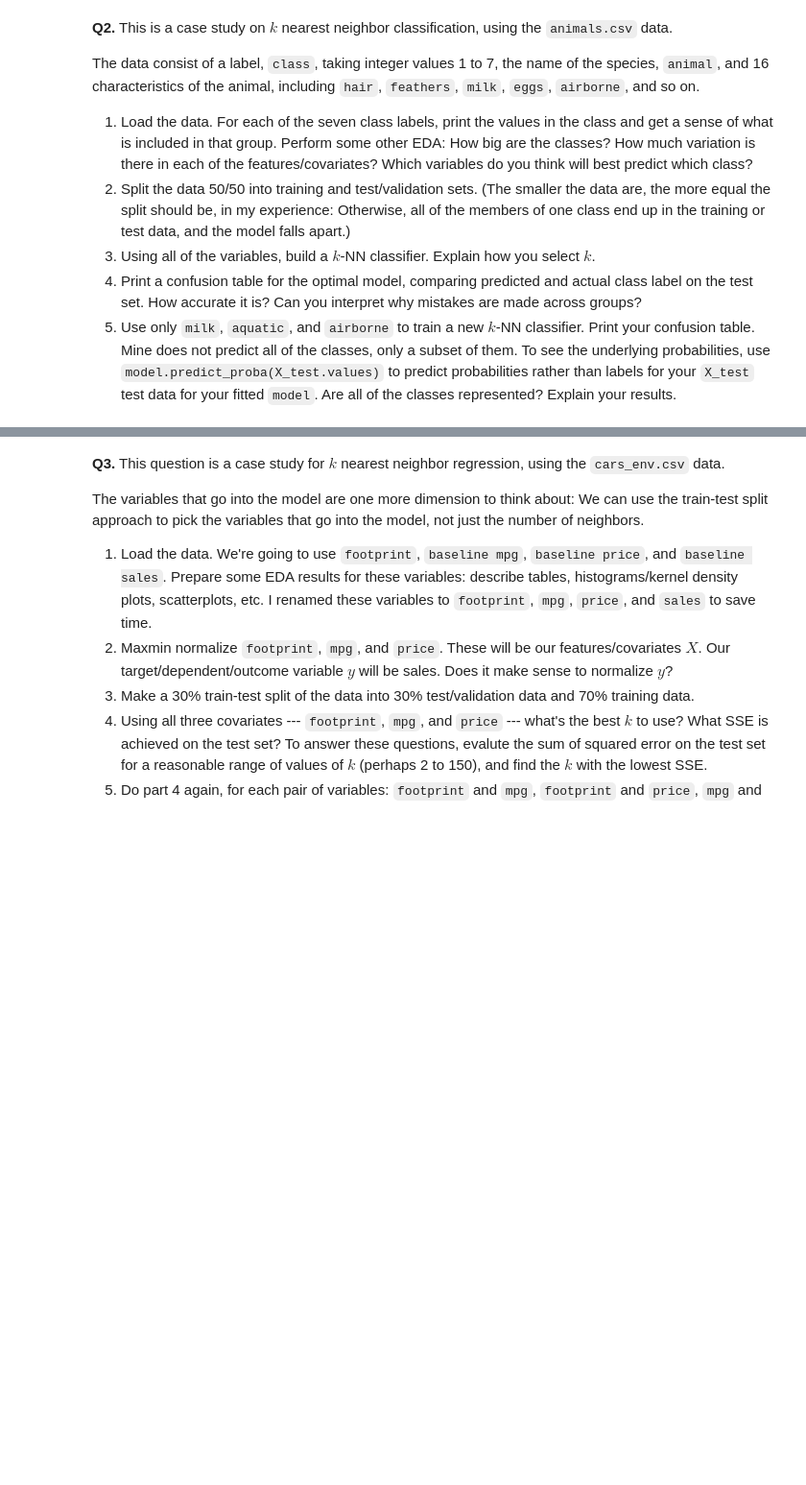
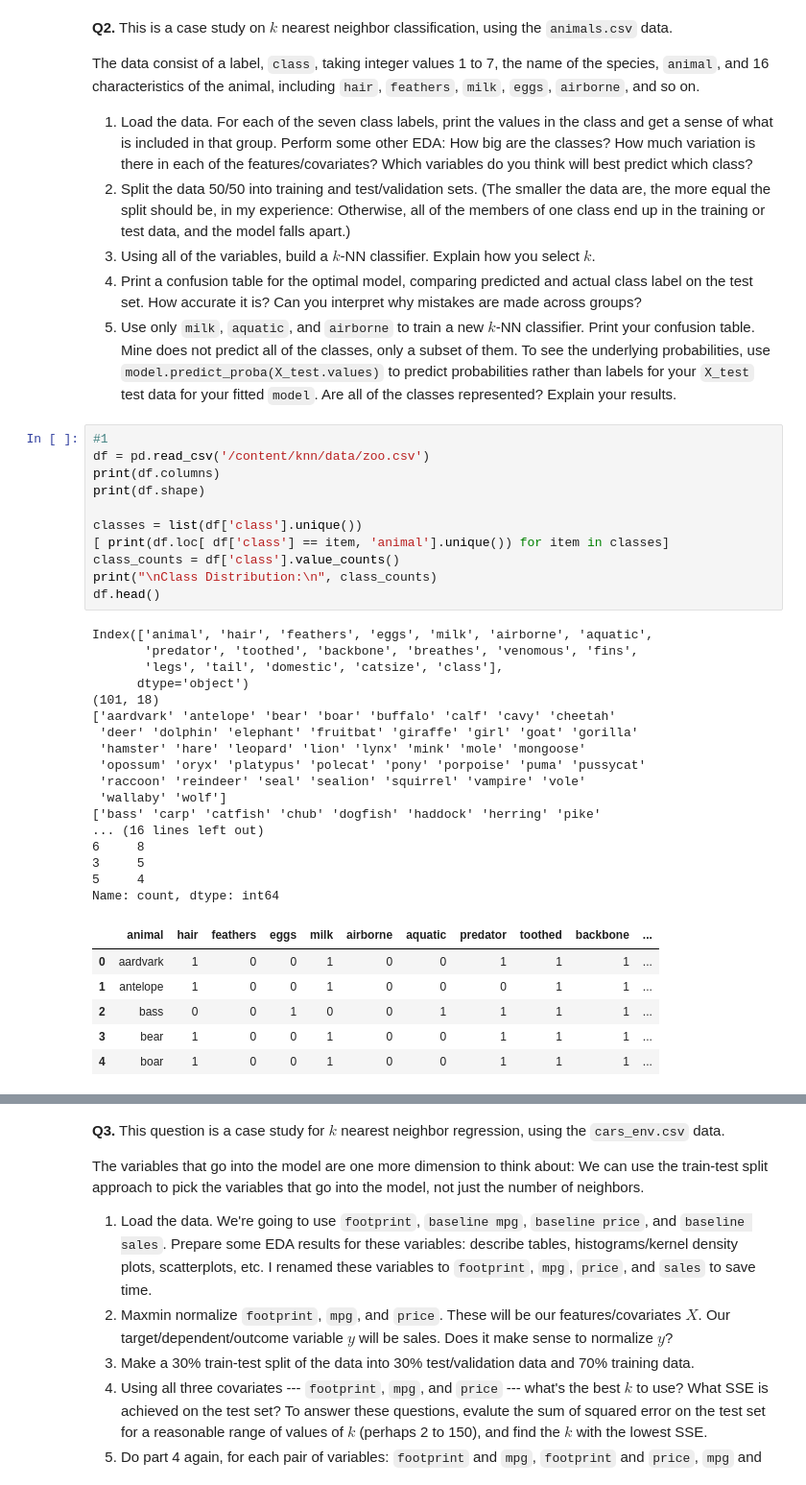
Before and after one commit to EBaner/knn, a Jupyter notebook: assignment_knn.ipynb, the cells around one changed output, grey strips where cells are left out. Shown at 96% size. Saved outputs shown, nothing was run; the diff lists cells and outputs as text; blank space fills up the shorter version.

```diff
--- a/assignment_knn.ipynb
+++ b/assignment_knn.ipynb
@@ -62,3 +146,38 @@ The data consist of a label, `class`, taking integer values 1 to 7, the name of
 3. Using all of the variables, build a $k$-NN classifier. Explain how you select $k$.
 4. Print a confusion table for the optimal model, comparing predicted and actual class label on the test set. How accurate it is? Can you interpret why mistakes are made across groups?
 5. Use only `milk`, `aquatic`, and `airborne` to train a new $k$-NN classifier. Print your confusion table. Mine does not predict all of the classes, only a subset of them. To see the underlying probabilities, use `model.predict_proba(X_test.values)` to predict probabilities rather than labels for your `X_test` test data for your fitted `model`. Are all of the classes represented? Explain your results.
+# %%
+#1
+df = pd.read_csv('/content/knn/data/zoo.csv')
+print(df.columns)
+print(df.shape)
+
+classes = list(df['class'].unique())
+[ print(df.loc[ df['class'] == item, 'animal'].unique()) for item in classes]
+class_counts = df['class'].value_counts()
+print("\nClass Distribution:\n", class_counts)
+df.head()
+# %% [output]
+Index(['animal', 'hair', 'feathers', 'eggs', 'milk', 'airborne', 'aquatic',
+       'predator', 'toothed', 'backbone', 'breathes', 'venomous', 'fins',
+       'legs', 'tail', 'domestic', 'catsize', 'class'],
+      dtype='object')
+(101, 18)
+['aardvark' 'antelope' 'bear' 'boar' 'buffalo' 'calf' 'cavy' 'cheetah'
+ 'deer' 'dolphin' 'elephant' 'fruitbat' 'giraffe' 'girl' 'goat' 'gorilla'
+ 'hamster' 'hare' 'leopard' 'lion' 'lynx' 'mink' 'mole' 'mongoose'
+ 'opossum' 'oryx' 'platypus' 'polecat' 'pony' 'porpoise' 'puma' 'pussycat'
+ 'raccoon' 'reindeer' 'seal' 'sealion' 'squirrel' 'vampire' 'vole'
+ 'wallaby' 'wolf']
+['bass' 'carp' 'catfish' 'chub' 'dogfish' 'haddock' 'herring' 'pike'
+... (16 lines left out)
+6     8
+3     5
+5     4
+Name: count, dtype: int64
+|  | animal | hair | feathers | eggs | milk | airborne | aquatic | predator | toothed | backbone | ... |
+| 0 | aardvark | 1 | 0 | 0 | 1 | 0 | 0 | 1 | 1 | 1 | ... |
+| 1 | antelope | 1 | 0 | 0 | 1 | 0 | 0 | 0 | 1 | 1 | ... |
+| 2 | bass | 0 | 0 | 1 | 0 | 0 | 1 | 1 | 1 | 1 | ... |
+| 3 | bear | 1 | 0 | 0 | 1 | 0 | 0 | 1 | 1 | 1 | ... |
+| 4 | boar | 1 | 0 | 0 | 1 | 0 | 0 | 1 | 1 | 1 | ... |
```
Also changed, not shown: parts of 13 cells of this notebook.
